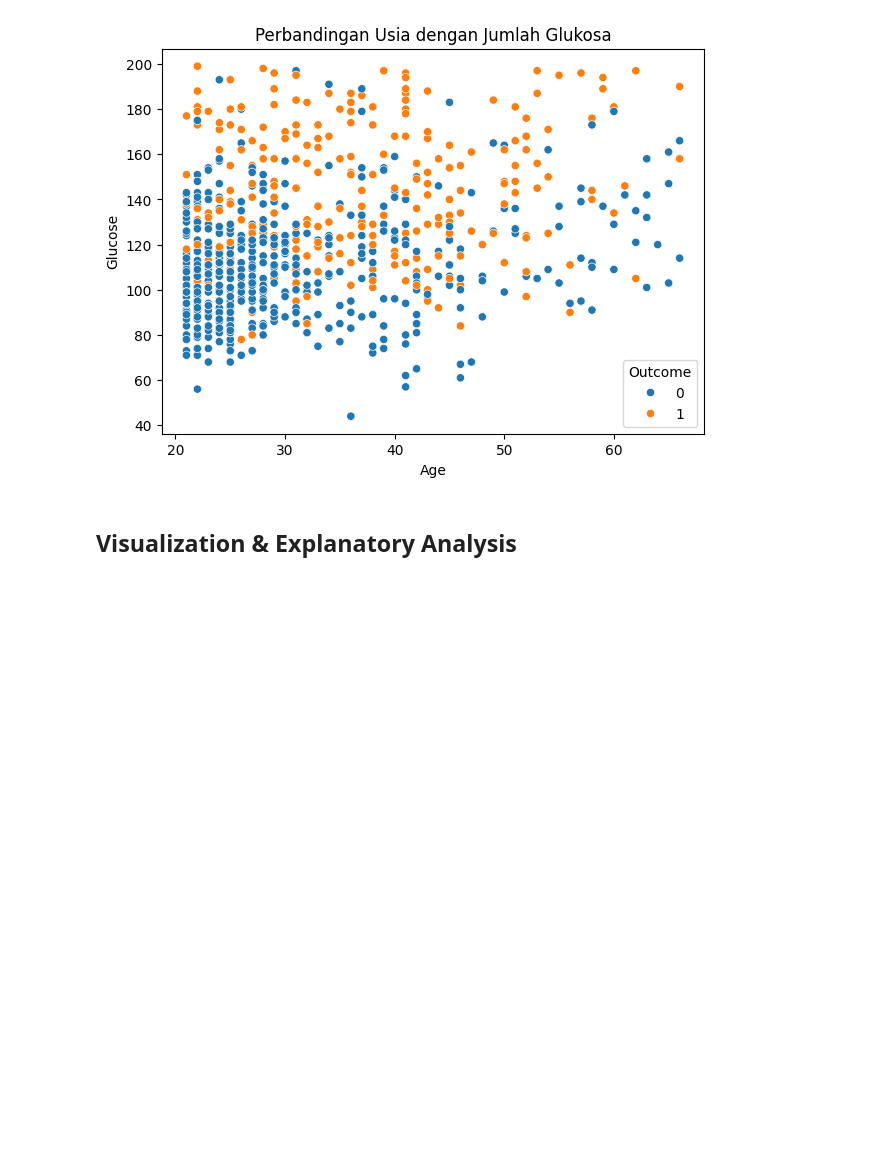
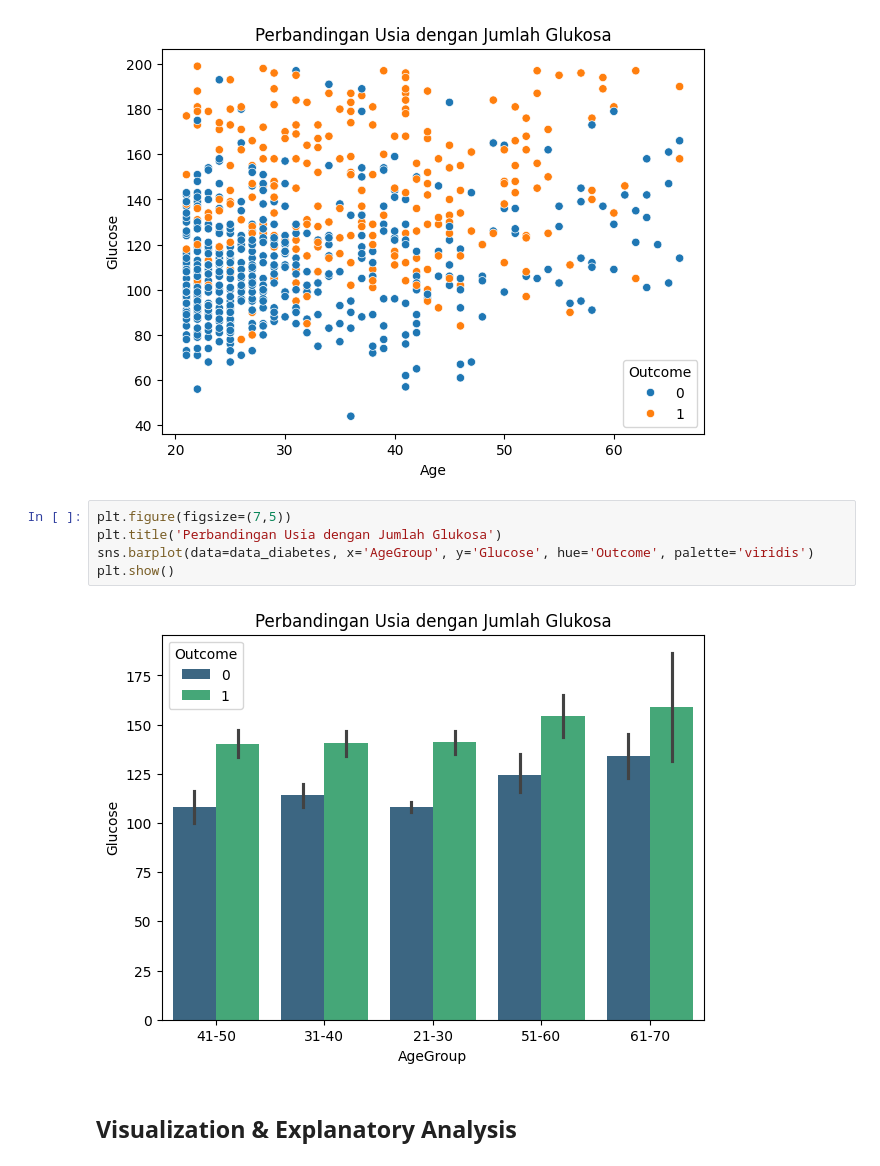
Before and after one commit to iniparhan/Diabetes_Analysis, a Jupyter notebook: notebook.ipynb, the cells around one changed output. Cells and saved outputs as stored; diff of their text form; blank space fills up the shorter version.

```diff
--- a/notebook.ipynb
+++ b/notebook.ipynb
@@ -331,5 +365,12 @@ sns.scatterplot(data=data, x='Age', y='Glucose', hue='Outcome', color='blue')
 plt.show()
 # %% [output]
 [figure]
+# %%
+plt.figure(figsize=(7,5))
+plt.title('Perbandingan Usia dengan Jumlah Glukosa')
+sns.barplot(data=data_diabetes, x='AgeGroup', y='Glucose', hue='Outcome', palette='viridis')
+plt.show()
+# %% [output]
+[figure, added]
 # %% [markdown]
 ## Visualization & Explanatory Analysis
```
Also changed, not shown: parts of 9 cells of this notebook.
